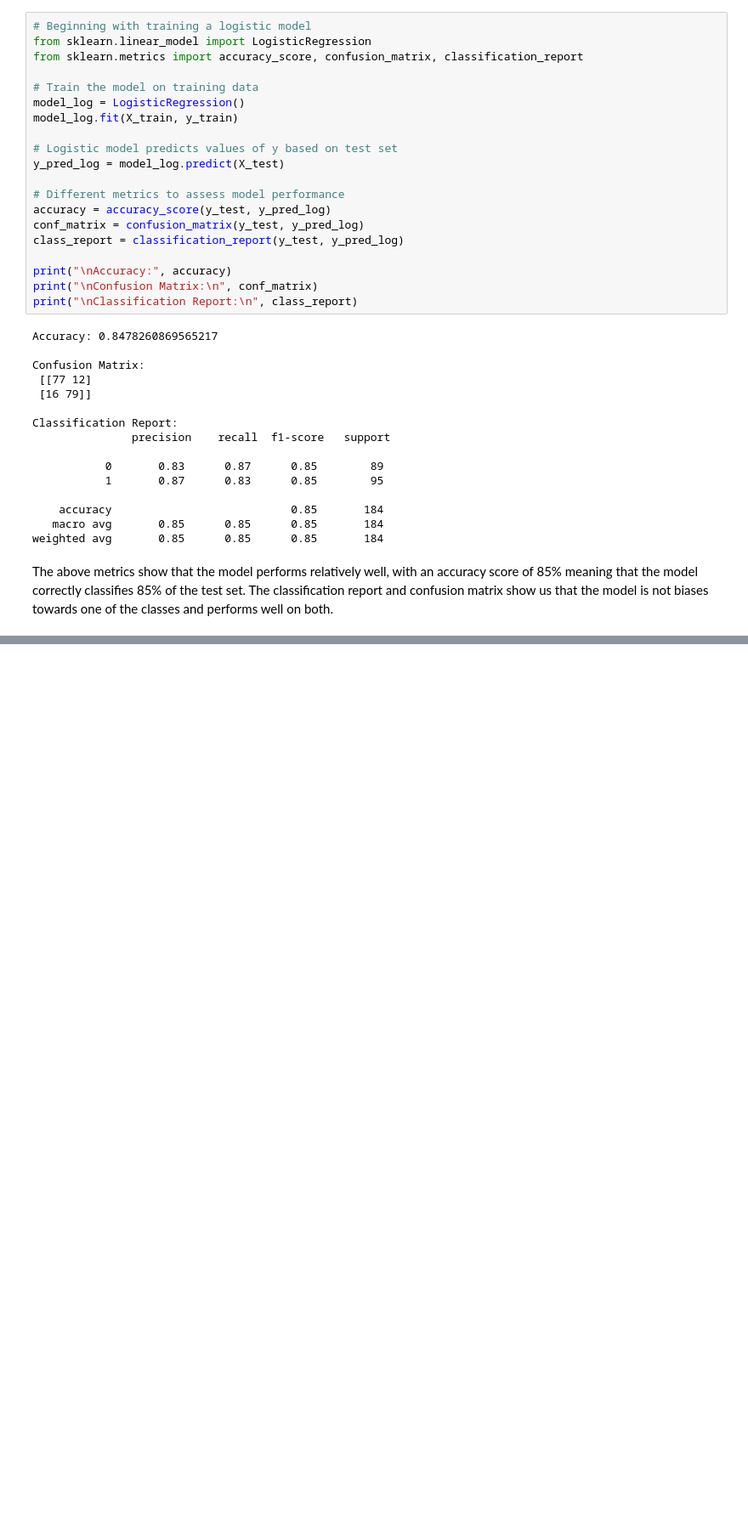
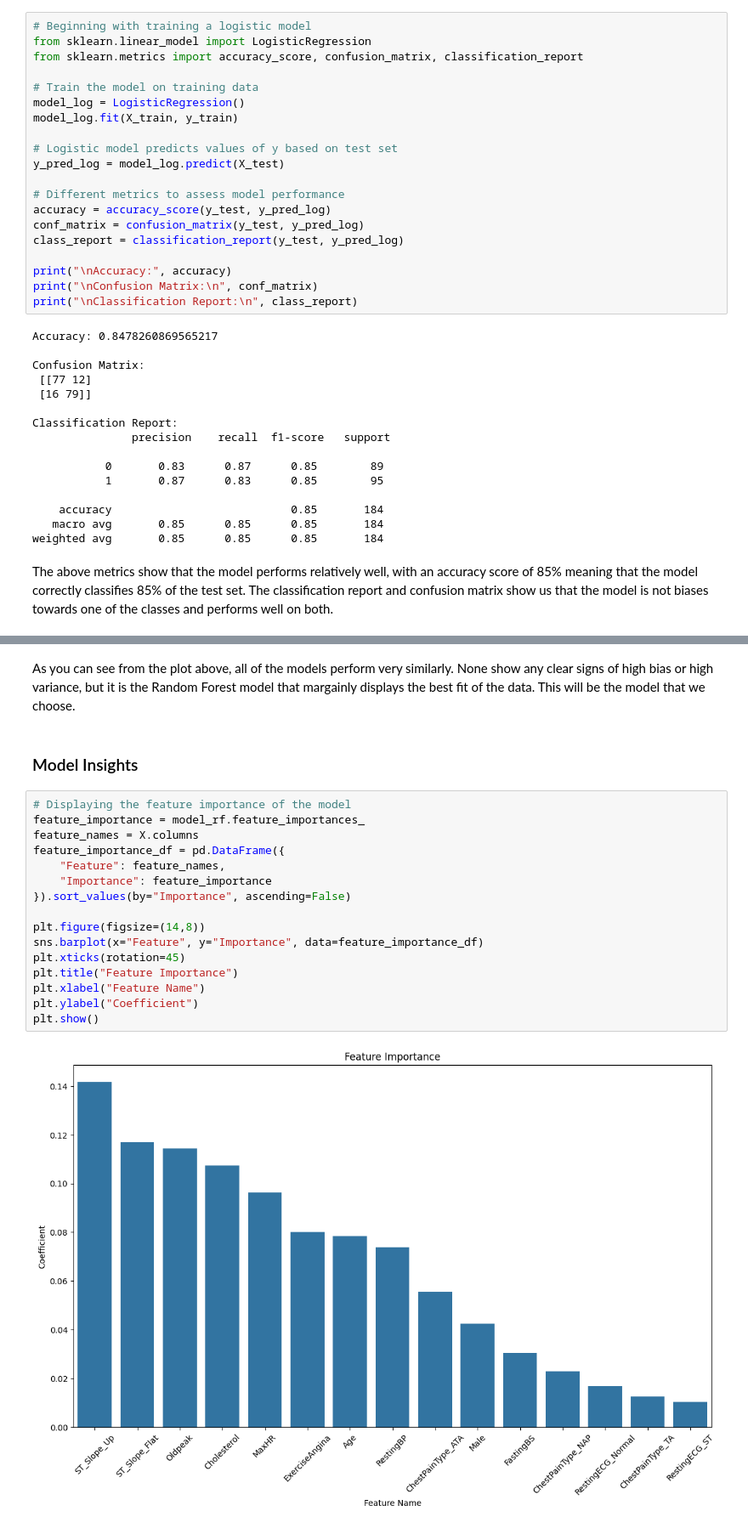
Before and after one commit to louis-porter/heart_failure_prediction, a Jupyter notebook: heart_failure_prediction.ipynb, the cells around one changed output, grey strips where cells are left out. Shown at 85% size. Cells and saved outputs as stored; diff of their text form; blank space fills up the shorter version.

```diff
--- a/heart_failure_prediction.ipynb
+++ b/heart_failure_prediction.ipynb
@@ -278,0 +417,22 @@ The results of the K-fold cross validation scores show that the model does not h
+# %% [markdown]
+As you can see from the plot above, all of the models perform very similarly. None show any clear signs of high bias or high variance, but it is the Random Forest model that margainly displays the best fit of the data. This will be the model that we choose.
+# %% [markdown]
+### Model Insights
+# %%
+# Displaying the feature importance of the model
+feature_importance = model_rf.feature_importances_
+feature_names = X.columns
+feature_importance_df = pd.DataFrame({
+    "Feature": feature_names,
+    "Importance": feature_importance
+}).sort_values(by="Importance", ascending=False)
+
+plt.figure(figsize=(14,8))
+sns.barplot(x="Feature", y="Importance", data=feature_importance_df)
+plt.xticks(rotation=45)
+plt.title("Feature Importance")
+plt.xlabel("Feature Name")
+plt.ylabel("Coefficient")
+plt.show()
+# %% [output]
+[figure, added]
```
Also changed, not shown: parts of 11 cells of this notebook, 1 other file.
